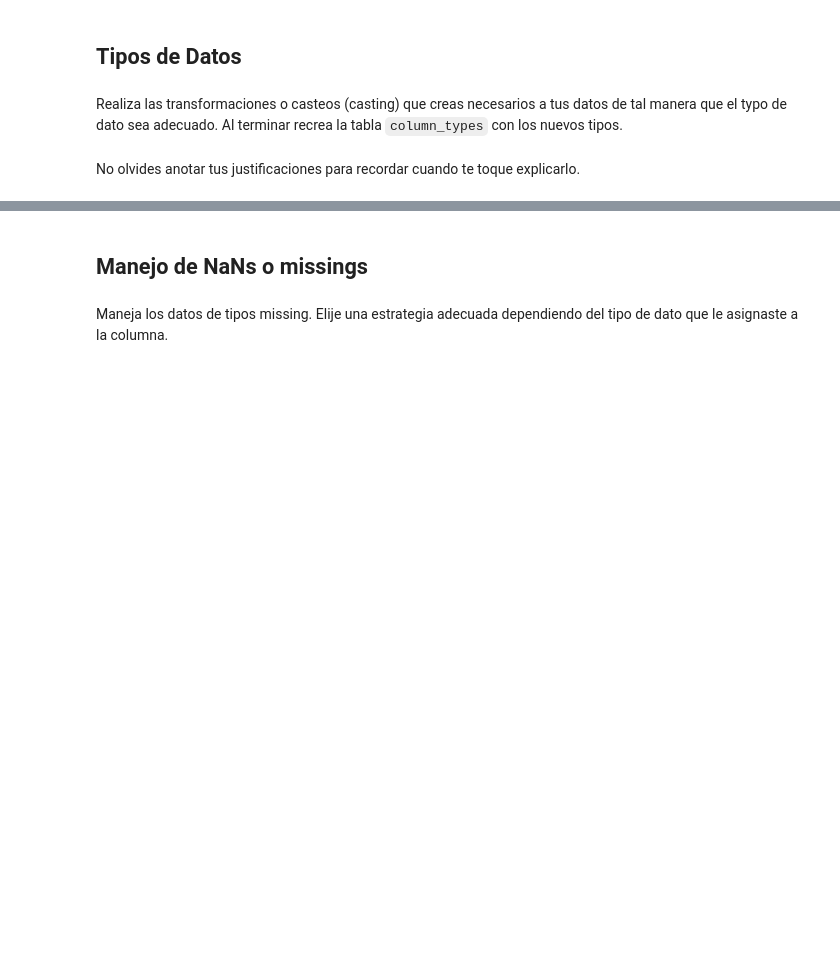
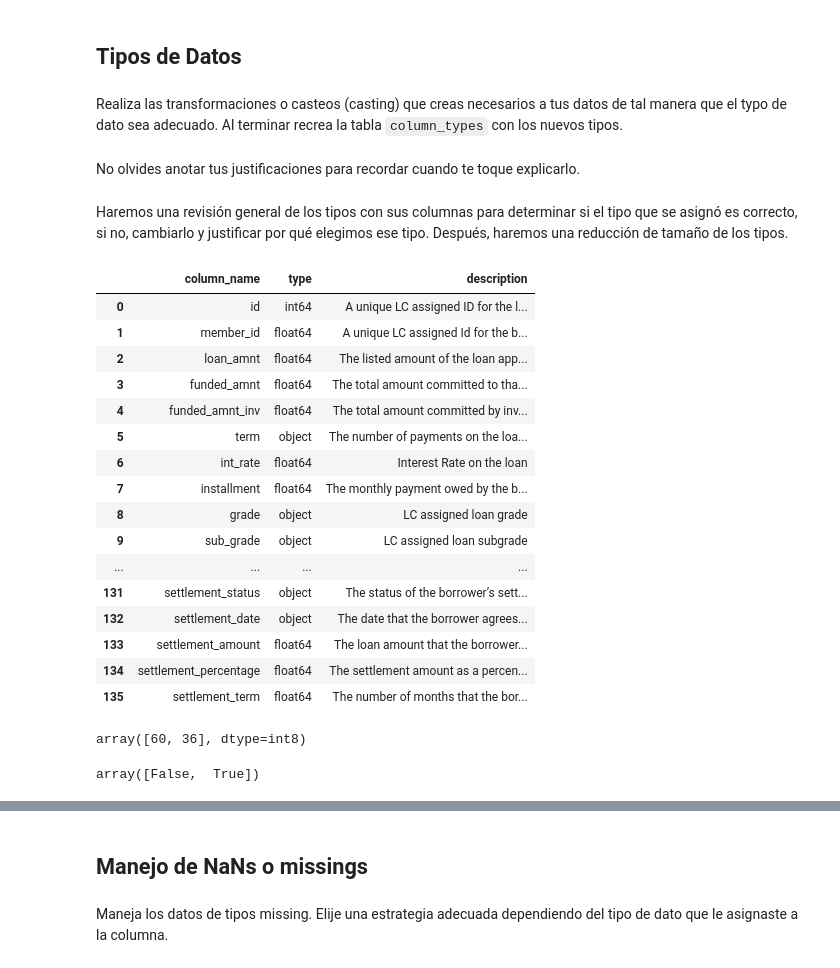
Before and after one commit to sonder-art/fdd_o24, a Jupyter notebook: tareas/208450/pandas/09_limpieza_pandas.ipynb, the cells around one changed output, grey strips where cells are left out. Saved outputs shown, nothing was run; the diff lists cells and outputs as text; code cells hidden in the pictures; blank space fills up the shorter version.

```diff
--- a/tareas/208450/pandas/09_limpieza_pandas.ipynb
+++ b/tareas/208450/pandas/09_limpieza_pandas.ipynb
@@ -205,0 +213,28 @@ No olvides anotar tus justificaciones para recordar cuando te toque explicarlo.
+# %% [markdown]
+Haremos una revisión general de los tipos con sus columnas para determinar si el tipo que se asignó es correcto, si no, cambiarlo y justificar por qué elegimos ese tipo. Después, haremos una reducción de tamaño de los tipos.
+# %%
+# Observar los tipos de columnas que tenemos
+pd.set_option('display.max_rows', None)
+pd.set_option('display.max_colwidth', None)
+
+# Union de los DataFrames de tipo de columnas y descripción de columnas. Tumbamos la columna 'feature' para que no se repita.
+merged_df = column_types.merge(datos_dict, left_on='column_name', right_on='feature', how='inner').drop(columns=['feature'])
+merged_df
+# %% [output]
+|  | column_name | type | description |
+| 0 | id | int64 | A unique LC assigned ID for the l... |
+| 1 | member_id | float64 | A unique LC assigned Id for the b... |
+| 2 | loan_amnt | float64 | The listed amount of the loan app... |
+| 3 | funded_amnt | float64 | The total amount committed to tha... |
+| 4 | funded_amnt_inv | float64 | The total amount committed by inv... |
+| 5 | term | object | The number of payments on the loa... |
+| 6 | int_rate | float64 | Interest Rate on the loan |
+| 7 | installment | float64 | The monthly payment owed by the b... |
+| 8 | grade | object | LC assigned loan grade |
+| 9 | sub_grade | object | LC assigned loan subgrade |
+| ... | ... | ... | ... |
+| 131 | settlement_status | object | The status of the borrower’s sett... |
+| 132 | settlement_date | object | The date that the borrower agrees... |
+| 133 | settlement_amount | float64 | The loan amount that the borrower... |
+| 134 | settlement_percentage | float64 | The settlement amount as a percen... |
+| 135 | settlement_term | float64 | The number of months that the bor... |
@@ -205,0 +244,18 @@ No olvides anotar tus justificaciones para recordar cuando te toque explicarlo.
+# %%
+# Manejos de tipos 1
+# Por los valores únicos, podemos ver que no existe la necesidad de que sea un 'object', puede ser un int8.
+# Elegí convertirla a int8 porque solo puede guardar 36 o 60 (meses).
+# Suponiendo que la columna se llama 'term'
+loans['term'] = loans['term'].str.replace(' months', '', regex=False)
+loans['term'] = loans['term'].astype('int8')
+loans['term'].unique()
+# %% [output]
+array([60, 36], dtype=int8)
+# %%
+# Manejo de tipos 2
+# La columna de pymnt_plan indica si existe un plan de pagos, solo existen los valores 'y' y 'n', por lo que es un boolean.
+# Reemplazar 'y' con True y 'n' con False, luego convertir a tipo booleano
+loans['pymnt_plan'] = loans['pymnt_plan'].replace({'y': True, 'n': False}).astype(bool)
+loans['pymnt_plan'].unique()
+# %% [output]
+array([False,  True])
```
Also changed, not shown: parts of 64 cells of this notebook.
